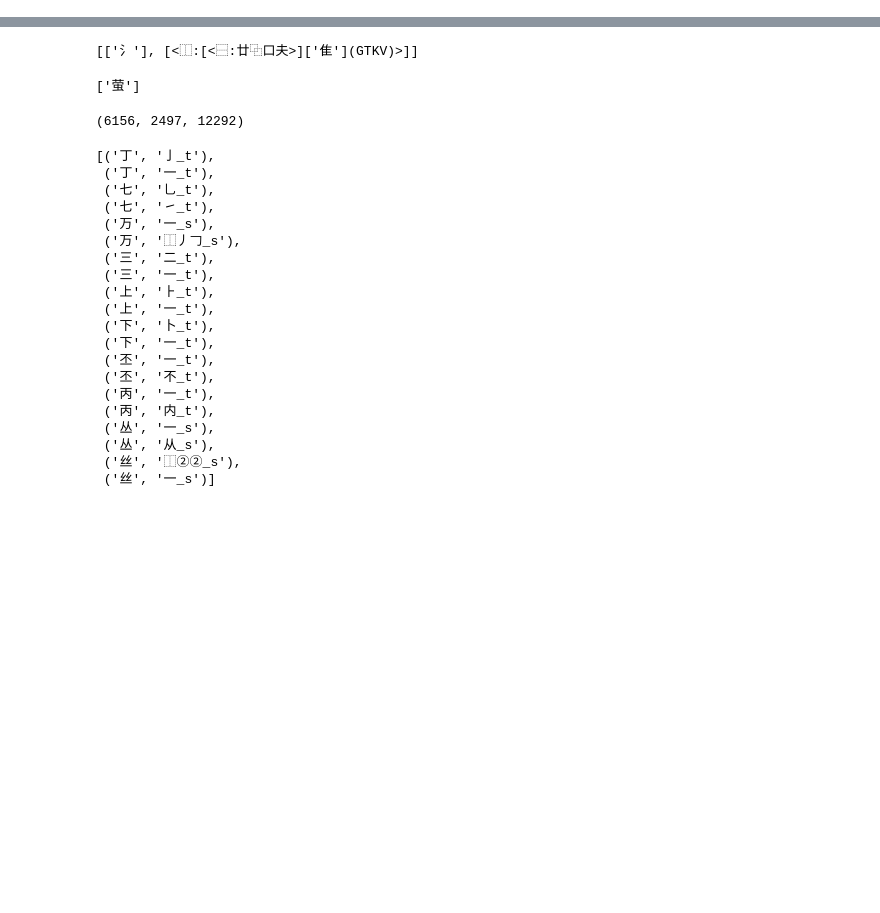
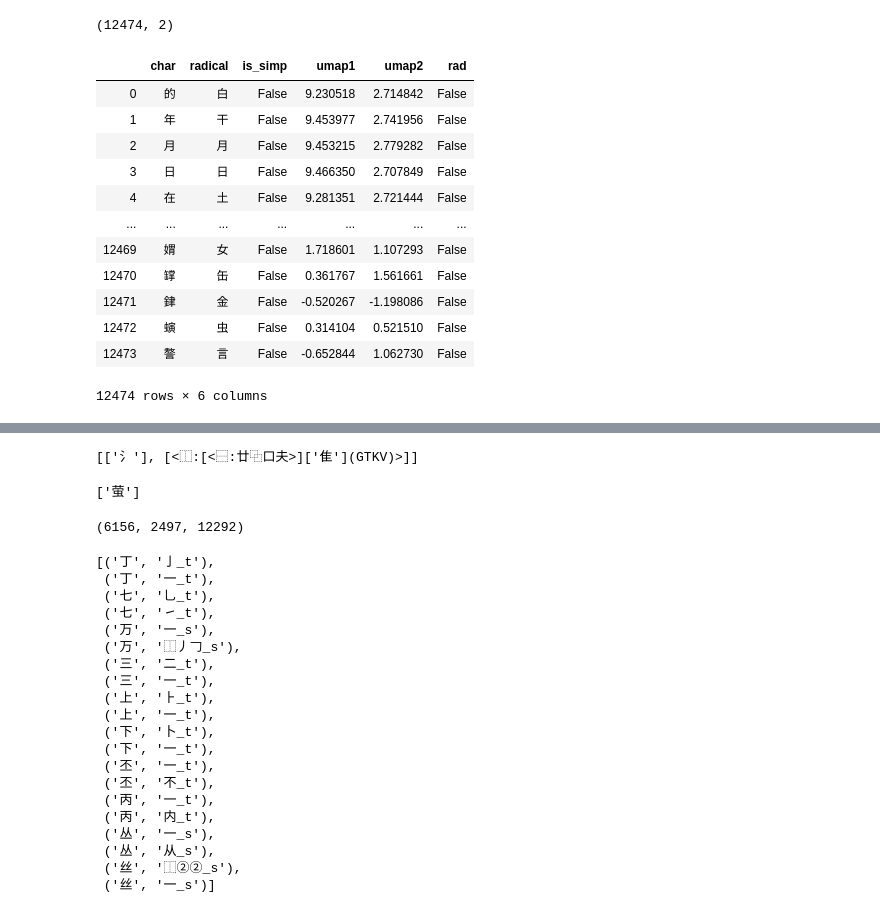
Before and after one commit to seantyh/CompoTree, a Jupyter notebook: etc/00.02.sandbox-compo-matrix.ipynb, the cells around one changed output, grey strips where cells are left out. Cells and saved outputs as stored; diff of their text form; code cells hidden in the pictures; blank space fills up the shorter version.

```diff
--- a/etc/00.02.sandbox-compo-matrix.ipynb
+++ b/etc/00.02.sandbox-compo-matrix.ipynb
@@ -20,0 +28,4 @@ lexicon = CharLexicon.load()
+# %%
+umap_proj.shape
+# %% [output]
+(12474, 2)
@@ -20,0 +40,16 @@ lexicon = CharLexicon.load()
+# %%
+proj_data.assign(rad=proj_data.radical==radicals.query("你")[0])
+# %% [output]
+|  | char | radical | is_simp | umap1 | umap2 | rad |
+| 0 | 的 | 白 | False | 9.230518 | 2.714842 | False |
+| 1 | 年 | 干 | False | 9.453977 | 2.741956 | False |
+| 2 | 月 | 月 | False | 9.453215 | 2.779282 | False |
+| 3 | 日 | 日 | False | 9.466350 | 2.707849 | False |
+| 4 | 在 | 土 | False | 9.281351 | 2.721444 | False |
+| ... | ... | ... | ... | ... | ... | ... |
+| 12469 | 媦 | 女 | False | 1.718601 | 1.107293 | False |
+| 12470 | 罉 | 缶 | False | 0.361767 | 1.561661 | False |
+| 12471 | 銉 | 金 | False | -0.520267 | -1.198086 | False |
+| 12472 | 螾 | 虫 | False | 0.314104 | 0.521510 | False |
+| 12473 | 謷 | 言 | False | -0.652844 | 1.062730 | False |
+12474 rows × 6 columns
```
Also changed, not shown: parts of 8 cells of this notebook.
